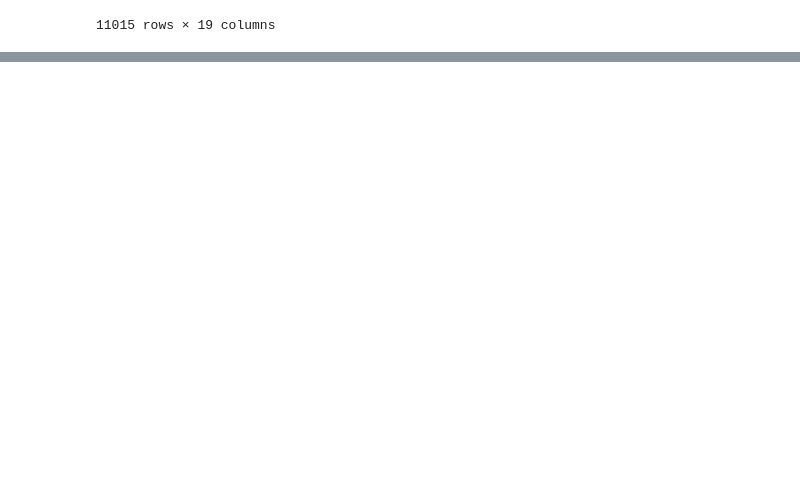
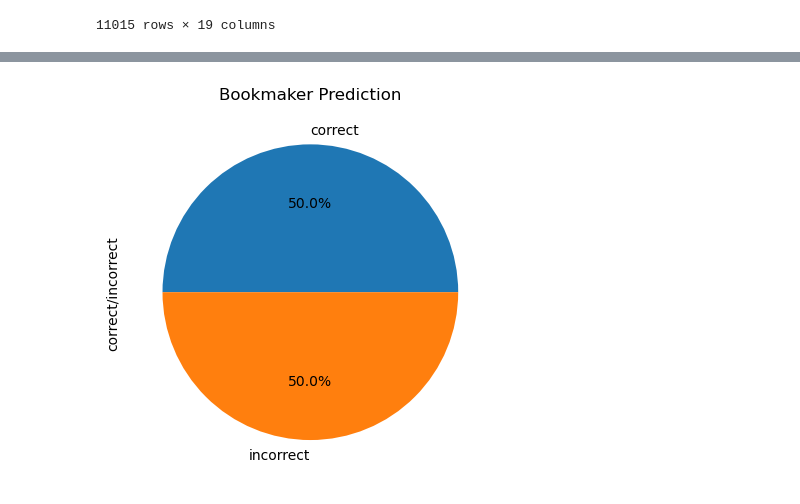
Before and after one commit to davisdw/Project_1_Group_5, a Jupyter notebook: Analysis.ipynb, the cells around one changed output, grey strips where cells are left out. Saved outputs shown, nothing was run; the diff lists cells and outputs as text; code cells hidden in the pictures; blank space fills up the shorter version.

```diff
--- a/Analysis.ipynb
+++ b/Analysis.ipynb
@@ -241,0 +242,3 @@ See the caveats in the documentation: https://pandas.pydata.org/pandas-docs/stab
+# %%
+superbowl_df = filtered_scores_data.loc[(filtered_scores_data['schedule_week'] == "Superbowl" ),:]
+superbowl_df
@@ -241,0 +263,5 @@ See the caveats in the documentation: https://pandas.pydata.org/pandas-docs/stab
+# %%
+outcome_df = superbowl_df.copy()
+reduced_outcome_df = outcome_df[['schedule_date','schedule_season', 'team_home', 'score_home', 'score_away', 'team_away', 'team_favorite_id', \
+                                 'spread_favorite', 'over_under_line', 'total_score', 'accuracy', ]]
+reduced_outcome_df
@@ -241,0 +286,13 @@ See the caveats in the documentation: https://pandas.pydata.org/pandas-docs/stab
+# %%
+#Set decade range
+date_range1 = ('2013-09-05', '2023-02-12')
+sb_mask1 = (reduced_outcome_df['schedule_date'] >= date_range1[0]) & (reduced_outcome_df['schedule_date'] <= date_range1[1])
+sb_decade1 = reduced_outcome_df[mask_1]
+
+#Set values
+correct_incorrect1 =["incorrect", "correct", "incorrect", "correct", "incorrect", "correct", \
+                     "correct", "incorrect", "correct", "incorrect"]
+
+#Insert column and values
+sb_decade1.insert(7, "correct/incorrect", correct_incorrect1)
+sb_decade1
@@ -241,0 +311,9 @@ See the caveats in the documentation: https://pandas.pydata.org/pandas-docs/stab
+# %%
+#Create chart
+betmaker_decade1 = sb_decade1.groupby("correct/incorrect")
+decade1_count = betmaker_decade1["correct/incorrect"].count()
+plot = decade1_count.plot(kind = "pie", autopct="%1.1f%%")
+plt.title("Bookmaker Prediction")
+plt.show()
+# %% [output]
+[figure, added]
```
Also changed, not shown: parts of 11 cells of this notebook.
